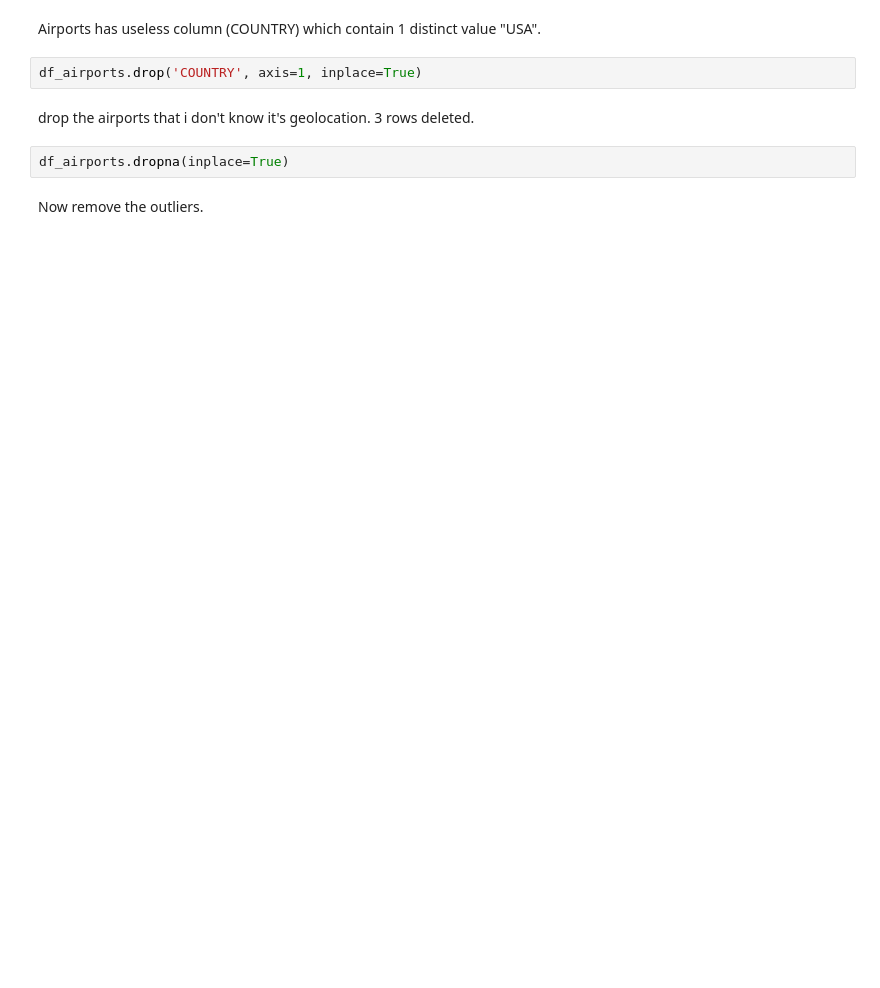
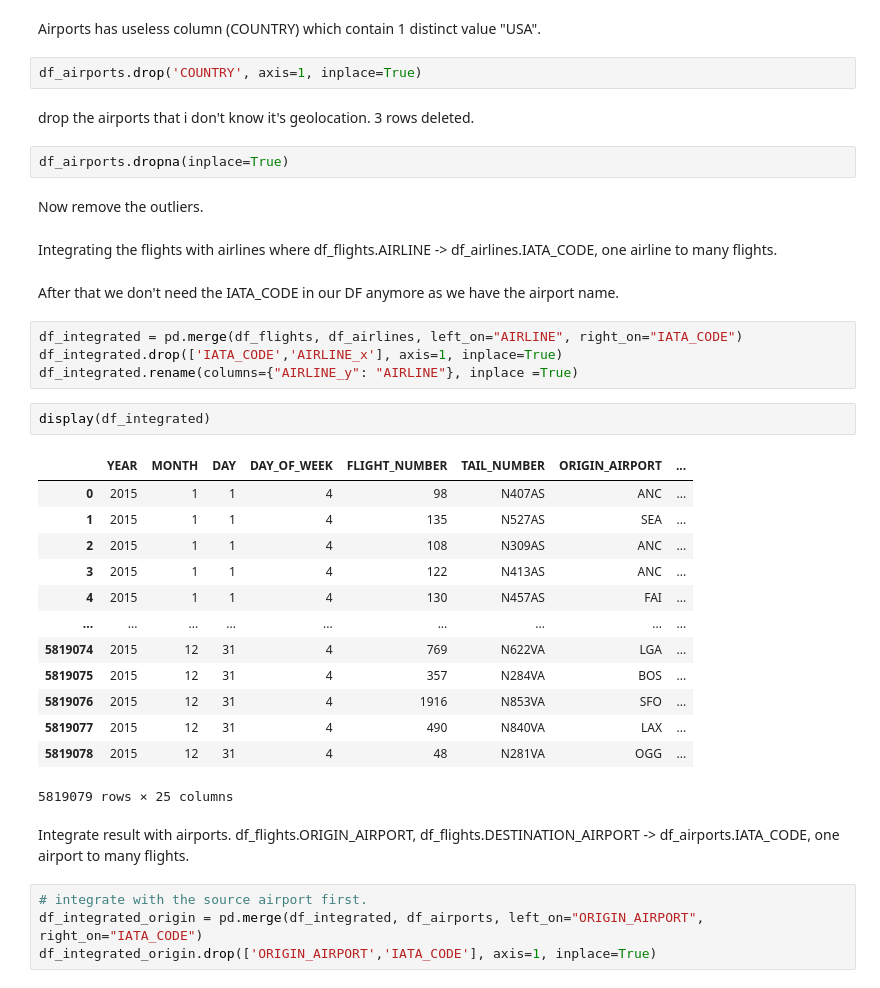
Before and after one commit to ssary/USA-Flight-delays, a Jupyter notebook: P2.ipynb, the cells around one changed output. Drawn from its saved outputs; the diff is of its cells as text; blank space fills up the shorter version.

```diff
--- a/P2.ipynb
+++ b/P2.ipynb
@@ -192,3 +213,34 @@ drop the airports that i don't know it's geolocation. 3 rows deleted.
 df_airports.dropna(inplace=True)
 # %% [markdown]
 Now remove the outliers.
+# %% [markdown]
+Integrating the flights with airlines where df_flights.AIRLINE -> df_airlines.IATA_CODE, one airline to many flights.
+# %% [markdown]
+After that we don't need the IATA_CODE in our DF anymore as we have the airport name.
+# %%
+df_integrated = pd.merge(df_flights, df_airlines, left_on="AIRLINE", right_on="IATA_CODE")
+df_integrated.drop(['IATA_CODE','AIRLINE_x'], axis=1, inplace=True)
+df_integrated.rename(columns={"AIRLINE_y": "AIRLINE"}, inplace =True)
+# %%
+display(df_integrated)
+# %% [output]
+|  | YEAR | MONTH | DAY | DAY_OF_WEEK | FLIGHT_NUMBER | TAIL_NUMBER | ORIGIN_AIRPORT | ... |
+| 0 | 2015 | 1 | 1 | 4 | 98 | N407AS | ANC | ... |
+| 1 | 2015 | 1 | 1 | 4 | 135 | N527AS | SEA | ... |
+| 2 | 2015 | 1 | 1 | 4 | 108 | N309AS | ANC | ... |
+| 3 | 2015 | 1 | 1 | 4 | 122 | N413AS | ANC | ... |
+| 4 | 2015 | 1 | 1 | 4 | 130 | N457AS | FAI | ... |
+| ... | ... | ... | ... | ... | ... | ... | ... | ... |
+| 5819074 | 2015 | 12 | 31 | 4 | 769 | N622VA | LGA | ... |
+| 5819075 | 2015 | 12 | 31 | 4 | 357 | N284VA | BOS | ... |
+| 5819076 | 2015 | 12 | 31 | 4 | 1916 | N853VA | SFO | ... |
+| 5819077 | 2015 | 12 | 31 | 4 | 490 | N840VA | LAX | ... |
+| 5819078 | 2015 | 12 | 31 | 4 | 48 | N281VA | OGG | ... |
+5819079 rows × 25 columns
+# %% [markdown]
+Integrate result with airports.
+df_flights.ORIGIN_AIRPORT, df_flights.DESTINATION_AIRPORT -> df_airports.IATA_CODE, one airport to many flights.
+# %%
+# integrate with the source airport first.
+df_integrated_origin = pd.merge(df_integrated, df_airports, left_on="ORIGIN_AIRPORT", right_on="IATA_CODE")
+df_integrated_origin.drop(['ORIGIN_AIRPORT','IATA_CODE'], axis=1, inplace=True)
```
Also changed, not shown: parts of 11 cells of this notebook.
